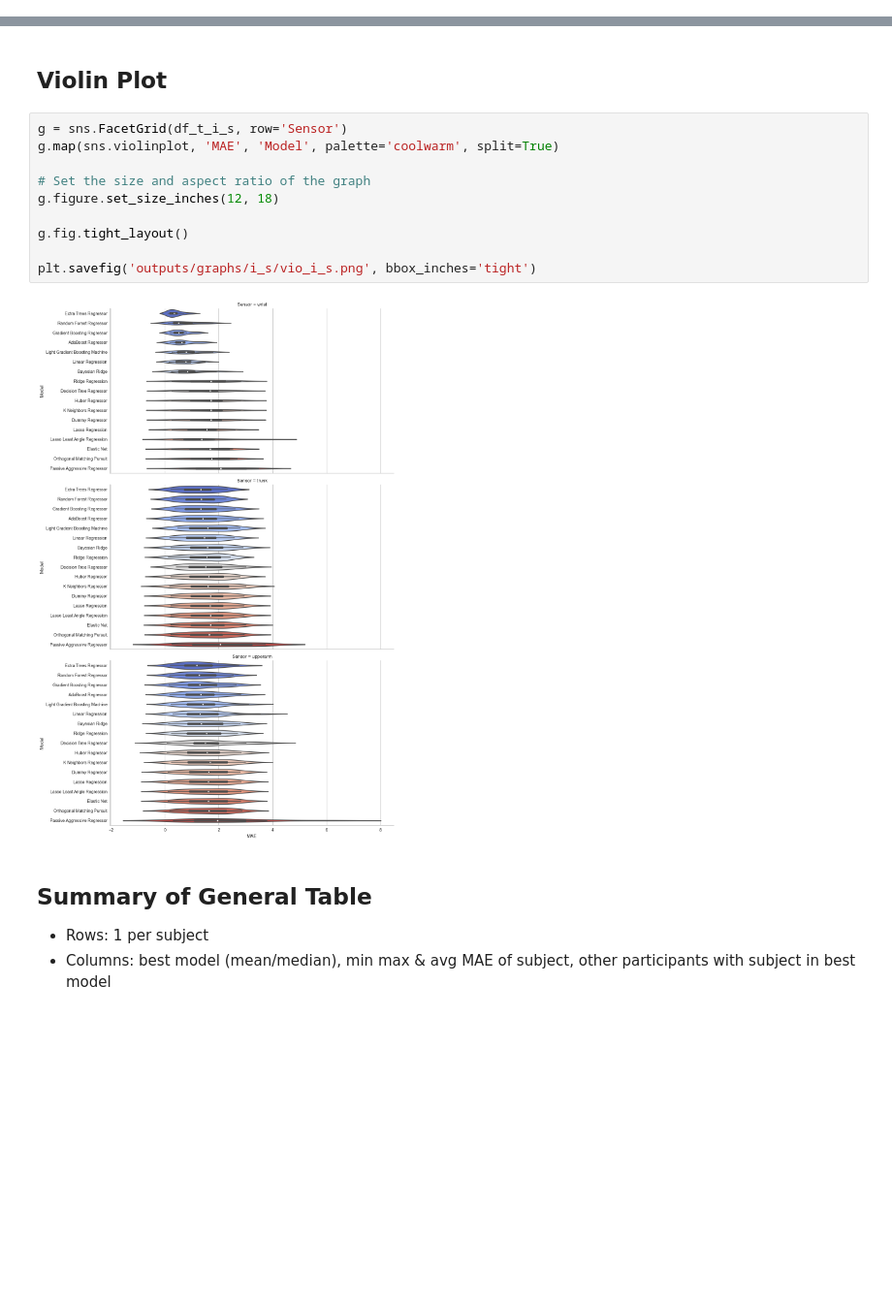
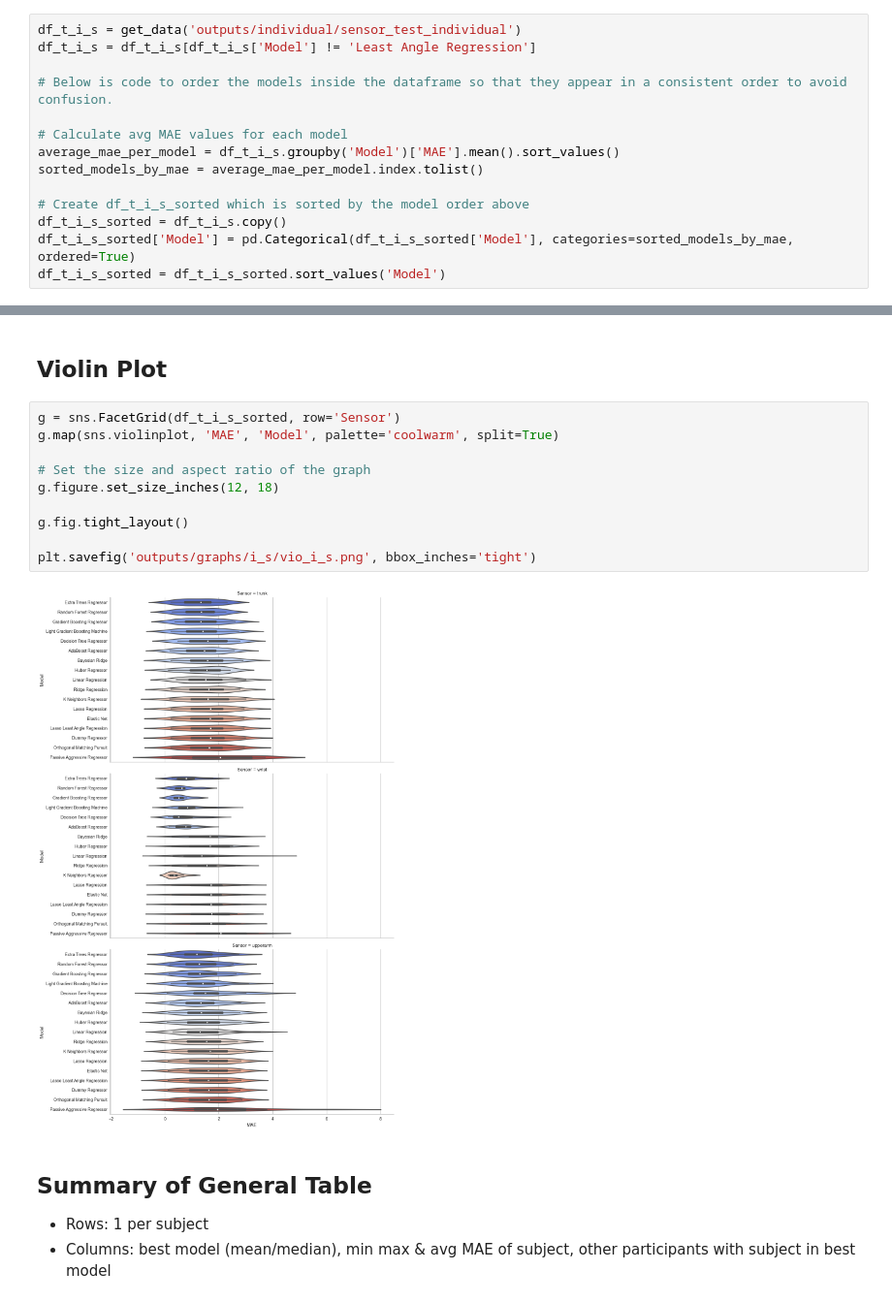
Before and after one commit to fmegahed/shoulder_fatigue_modeling, a Jupyter notebook: analysis.ipynb, the cells around one changed output, grey strips where cells are left out. Shown at 97% size. Drawn from its saved outputs; the diff is of its cells as text; blank space fills up the shorter version.

```diff
--- a/analysis.ipynb
+++ b/analysis.ipynb
@@ -415,0 +385,14 @@ df_t_i_s = df_t_i_s[df_t_i_s['Model'] != 'Least Angle Regression']
+# %%
+df_t_i_s = get_data('outputs/individual/sensor_test_individual')
+df_t_i_s = df_t_i_s[df_t_i_s['Model'] != 'Least Angle Regression']
+
+# Below is code to order the models inside the dataframe so that they appear in a consistent order to avoid confusion.
+
+# Calculate avg MAE values for each model
+average_mae_per_model = df_t_i_s.groupby('Model')['MAE'].mean().sort_values()
+sorted_models_by_mae = average_mae_per_model.index.tolist()
+
+# Create df_t_i_s_sorted which is sorted by the model order above
+df_t_i_s_sorted = df_t_i_s.copy()
+df_t_i_s_sorted['Model'] = pd.Categorical(df_t_i_s_sorted['Model'], categories=sorted_models_by_mae, ordered=True)
+df_t_i_s_sorted = df_t_i_s_sorted.sort_values('Model')
@@ -456,17 +462,17 @@ plt.savefig('outputs/graphs/i_s/sca_i_s.png', bbox_inches='tight')
 # %% [markdown]
 ## Violin Plot
 # %%
-g = sns.FacetGrid(df_t_i_s, row='Sensor')
+g = sns.FacetGrid(df_t_i_s_sorted, row='Sensor')
 g.map(sns.violinplot, 'MAE', 'Model', palette='coolwarm', split=True)
 
 # Set the size and aspect ratio of the graph
 g.figure.set_size_inches(12, 18)
 
 g.fig.tight_layout()
 
 plt.savefig('outputs/graphs/i_s/vio_i_s.png', bbox_inches='tight')
 # %% [output]
-[figure, old version]
+[figure, new version]
 # %% [markdown]
 ## Summary of General Table
 
```
Also changed, not shown: parts of 18 cells of this notebook, 7 other files.
